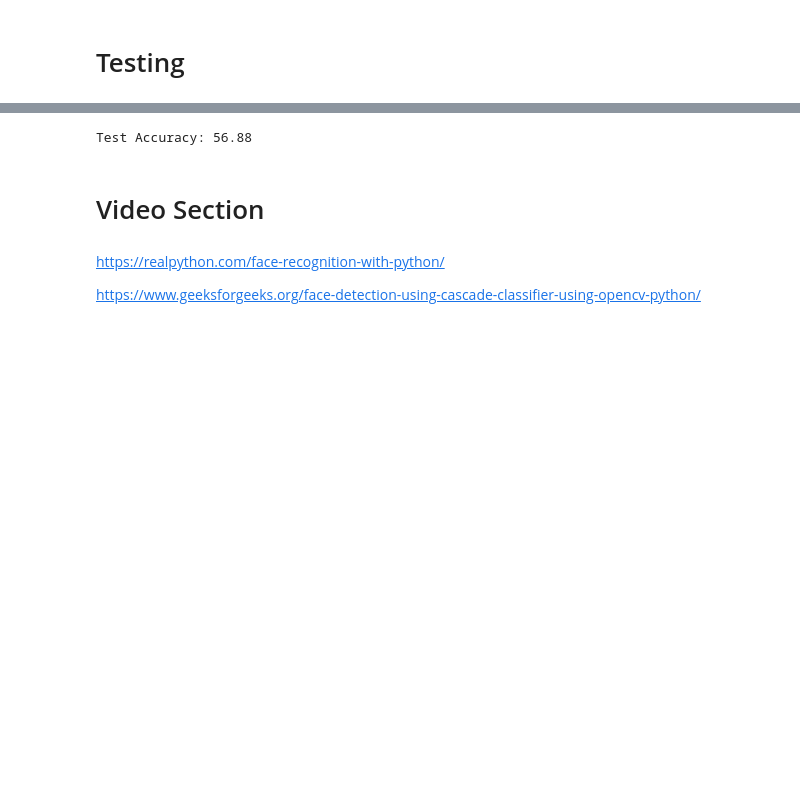
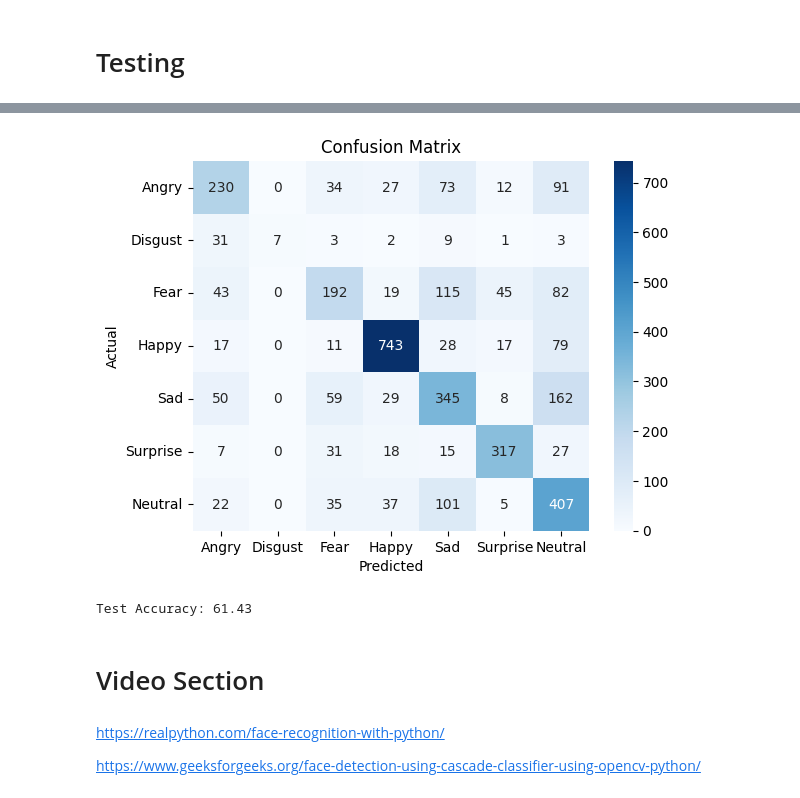
Before and after one commit to SeBorromeo/emotion-recognition-model, a Jupyter notebook: project.ipynb, the cells around one changed output, grey strips where cells are left out. Cells and saved outputs as stored; diff of their text form; code cells hidden in the pictures; blank space fills up the shorter version.

```diff
--- a/project.ipynb
+++ b/project.ipynb
@@ -262,2 +590,6 @@ CNN(
 # %% [markdown]
 # Testing
+# %%
+def get_accuracy_ensemble(preds, target, batch_size):
+    corrects = (preds == target).sum().item()
+    return 100.0 * corrects / batch_size
@@ -263,0 +637,19 @@ CNN(
+# %%
+all_labels = []
+
+for _, labels in test:
+    all_labels.extend(labels.cpu().numpy())
+
+all_labels = np.array(all_labels)
+
+conf_matrix = confusion_matrix(all_labels, output)
+
+sns.heatmap(conf_matrix, annot=True, fmt="d", cmap="Blues",
+            xticklabels=['Angry', 'Disgust', 'Fear', 'Happy', 'Sad', 'Surprise', 'Neutral'],
+            yticklabels=['Angry', 'Disgust', 'Fear', 'Happy', 'Sad', 'Surprise', 'Neutral'])
+plt.xlabel("Predicted")
+plt.ylabel("Actual")
+plt.title("Confusion Matrix")
+plt.show()
+# %% [output]
+[figure, added]
@@ -264,17 +658,16 @@ CNN(
 # %%
 model.eval()
 test_acc = 0.0
-output = []
 
 for images, labels in test:
     images, labels = images.to(device), labels.to(device)
-    logits = model(images)
+
+    _, logits = soft_voting_ensemble([model], images)
     test_acc += get_accuracy(logits, labels, batch_size)
-    output.extend(torch.argmax(logits, dim=1).cpu().numpy())
 
 print('Test Accuracy: %.2f' % (test_acc / len(test)))
 # %% [output]
-Test Accuracy: 56.88
+Test Accuracy: 61.43
 # %% [markdown]
 # Video Section
 # %% [markdown]
```
Also changed, not shown: parts of 33 cells of this notebook.
